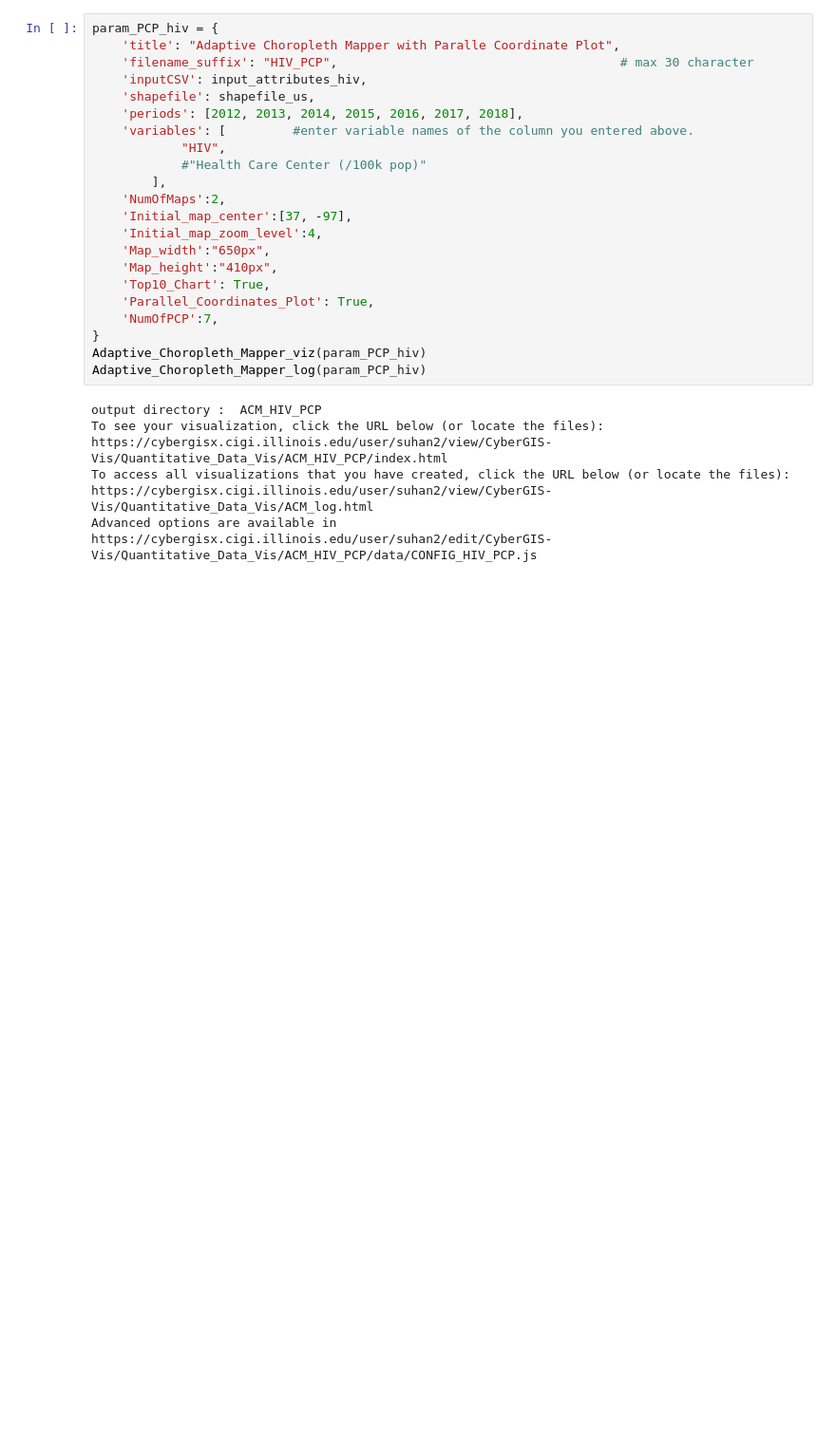
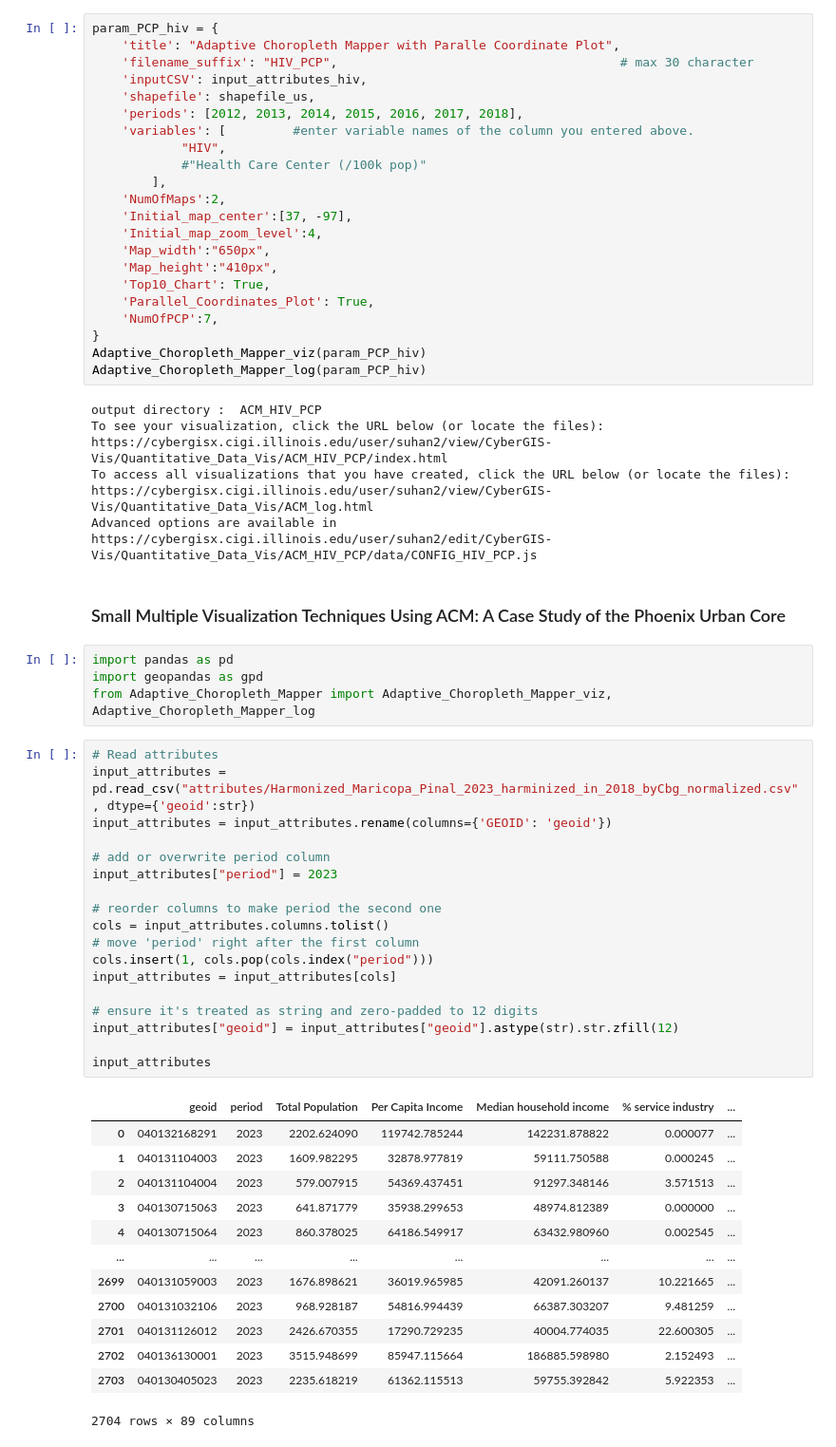
Before and after one commit to su-gis/CyberGIS-Vis, a Jupyter notebook: Quantitative_Data_Vis/Adaptive_Chropleth_Mapper.ipynb, the cells around one changed output. Shown at 95% size. Saved outputs shown, nothing was run; the diff lists cells and outputs as text; blank space fills up the shorter version.

Commit message:
Phoenix Urban Core Update

```diff
--- a/Quantitative_Data_Vis/Adaptive_Chropleth_Mapper.ipynb
+++ b/Quantitative_Data_Vis/Adaptive_Chropleth_Mapper.ipynb
@@ -493,3 +493,41 @@ To access all visualizations that you have created, click the URL below (or loca
 https://cybergisx.cigi.illinois.edu/user/suhan2/view/CyberGIS-Vis/Quantitative_Data_Vis/ACM_log.html
 Advanced options are available in
 https://cybergisx.cigi.illinois.edu/user/suhan2/edit/CyberGIS-Vis/Quantitative_Data_Vis/ACM_HIV_PCP/data/CONFIG_HIV_PCP.js
+# %% [markdown]
+### Small Multiple Visualization Techniques Using ACM: A Case Study of the Phoenix Urban Core
+# %%
+import pandas as pd
+import geopandas as gpd
+from Adaptive_Choropleth_Mapper import Adaptive_Choropleth_Mapper_viz, Adaptive_Choropleth_Mapper_log
+# %%
+# Read attributes
+input_attributes = pd.read_csv("attributes/Harmonized_Maricopa_Pinal_2023_harminized_in_2018_byCbg_normalized.csv", dtype={'geoid':str})
+input_attributes = input_attributes.rename(columns={'GEOID': 'geoid'})
+
+# add or overwrite period column
+input_attributes["period"] = 2023
+
+# reorder columns to make period the second one
+cols = input_attributes.columns.tolist()
+# move 'period' right after the first column
+cols.insert(1, cols.pop(cols.index("period")))
+input_attributes = input_attributes[cols]
+
+# ensure it's treated as string and zero-padded to 12 digits
+input_attributes["geoid"] = input_attributes["geoid"].astype(str).str.zfill(12)
+
+input_attributes
+# %% [output]
+|  | geoid | period | Total Population | Per Capita Income | Median household income | % service industry | ... |
+| 0 | 040132168291 | 2023 | 2202.624090 | 119742.785244 | 142231.878822 | 0.000077 | ... |
+| 1 | 040131104003 | 2023 | 1609.982295 | 32878.977819 | 59111.750588 | 0.000245 | ... |
+| 2 | 040131104004 | 2023 | 579.007915 | 54369.437451 | 91297.348146 | 3.571513 | ... |
+| 3 | 040130715063 | 2023 | 641.871779 | 35938.299653 | 48974.812389 | 0.000000 | ... |
+| 4 | 040130715064 | 2023 | 860.378025 | 64186.549917 | 63432.980960 | 0.002545 | ... |
+| ... | ... | ... | ... | ... | ... | ... | ... |
+| 2699 | 040131059003 | 2023 | 1676.898621 | 36019.965985 | 42091.260137 | 10.221665 | ... |
+| 2700 | 040131032106 | 2023 | 968.928187 | 54816.994439 | 66387.303207 | 9.481259 | ... |
+| 2701 | 040131126012 | 2023 | 2426.670355 | 17290.729235 | 40004.774035 | 22.600305 | ... |
+| 2702 | 040136130001 | 2023 | 3515.948699 | 85947.115664 | 186885.598980 | 2.152493 | ... |
+| 2703 | 040130405023 | 2023 | 2235.618219 | 61362.115513 | 59755.392842 | 5.922353 | ... |
+2704 rows × 89 columns
```
Also changed, not shown: parts of 3 cells of this notebook, 11 other files.
